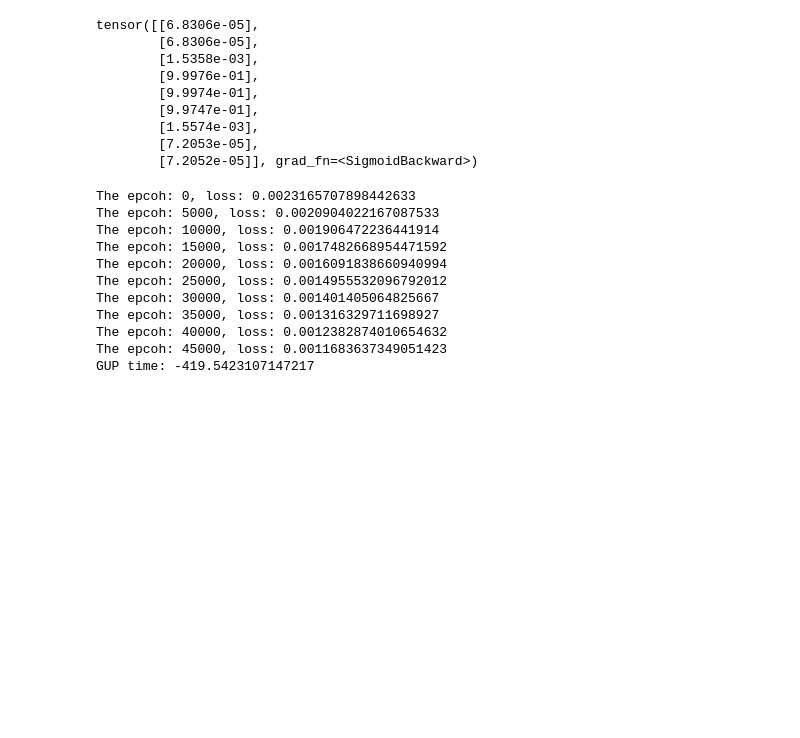
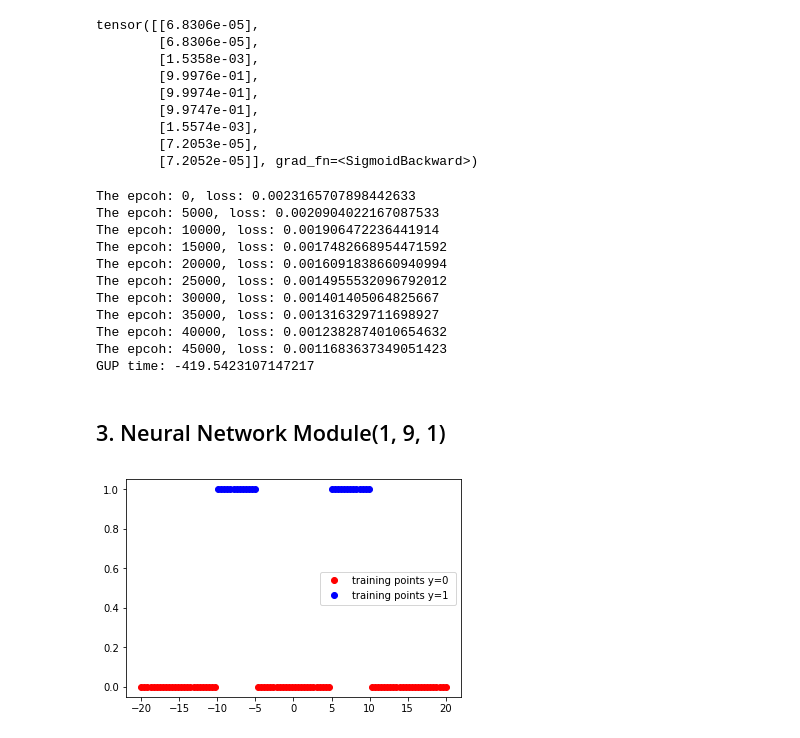
Before and after one commit to Abel1802/Pytorch_Coursera, a Jupyter notebook: Week-Four/4.3_neural_network_one_hidden_layer.ipynb, the cells around one changed output. Drawn from its saved outputs; the diff is of its cells as text; code cells hidden in the pictures; blank space fills up the shorter version.

Commit message:
neural network on one hidden layer

```diff
--- a/Week-Four/4.3_neural_network_one_hidden_layer.ipynb
+++ b/Week-Four/4.3_neural_network_one_hidden_layer.ipynb
@@ -197,3 +197,48 @@ The epcoh: 35000, loss: 0.001316329711698927
 The epcoh: 40000, loss: 0.0012382874010654632
 The epcoh: 45000, loss: 0.0011683637349051423
 GUP time: -419.5423107147217
+# %% [markdown]
+## 3. Neural Network Module(1, 9, 1)
+# %%
+# define plot function
+
+def PlotStuff(X,Y,epoch,model=None,leg=False):
+
+    plt.plot(X[Y==0].numpy(),Y[Y==0].numpy(),'or',label='training points y=0 ' )
+    plt.plot(X[Y==1].numpy(),Y[Y==1].numpy(),'ob',label='training points y=1 ' )
+
+    if model!=None:
+        plt.title("epoch: {}".format(epoch))
+        plt.plot(X.numpy(),model(X).detach().numpy(),label='neral network ') # detach: remove grad_fn
+
+    plt.legend()
+    plt.show()
+# %%
+# define Data class
+
+class Data(Dataset):
+
+    def __init__(self):
+        self.x = torch.linspace(-20, 20, 100).view(-1, 1)
+        self.y = torch.zeros(self.x.shape[0])
+        self.y[ (self.x[:, 0] > -10) & (self.x[:, 0] < -5)] = 1
+        self.y[ (self.x[:, 0] > 5) & (self.x[:, 0] < 10)] = 1
+        self.y = self.y.view(-1, 1)
+        self.len = self.x.shape[0]
+
+    def __getitem__(self, index):
+        return self.x[index], self.y[index]
+
+    def __len__(self):
+        return self.len
+
+
+# Create dataset and dataloader
+
+data_set = Data()
+# %%
+# Plot the data
+
+PlotStuff(data_set.x, data_set.y, epoch=0)
+# %% [output]
+[figure, added]
```
Also changed, not shown: parts of 6 cells of this notebook.
